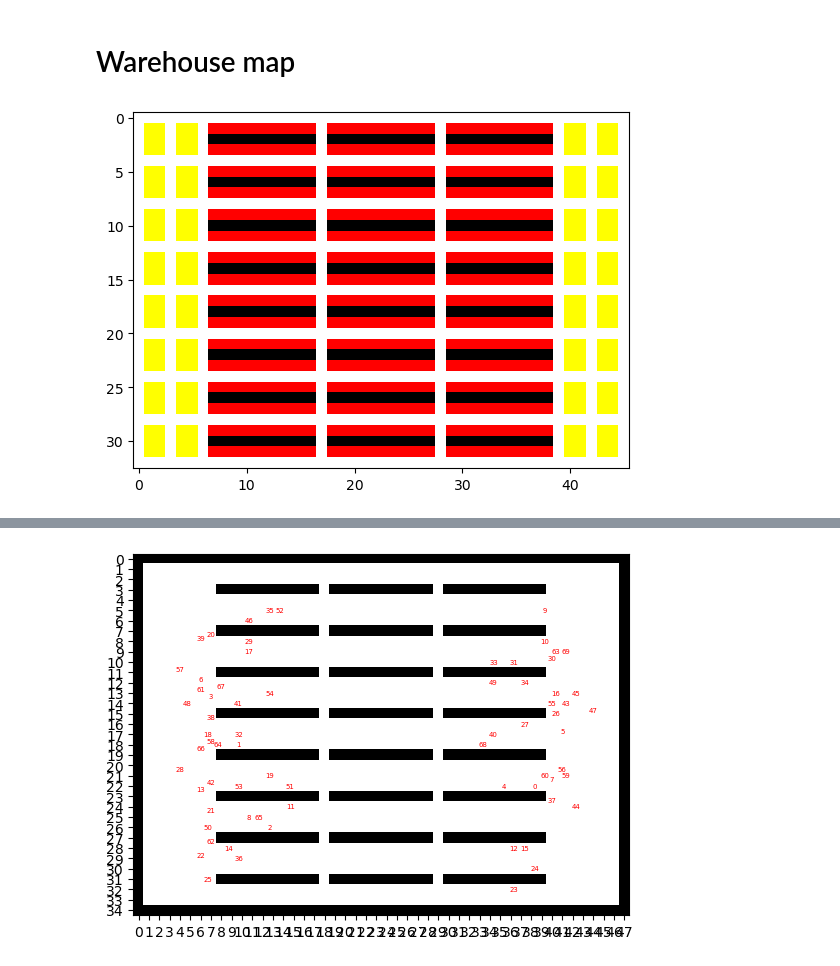
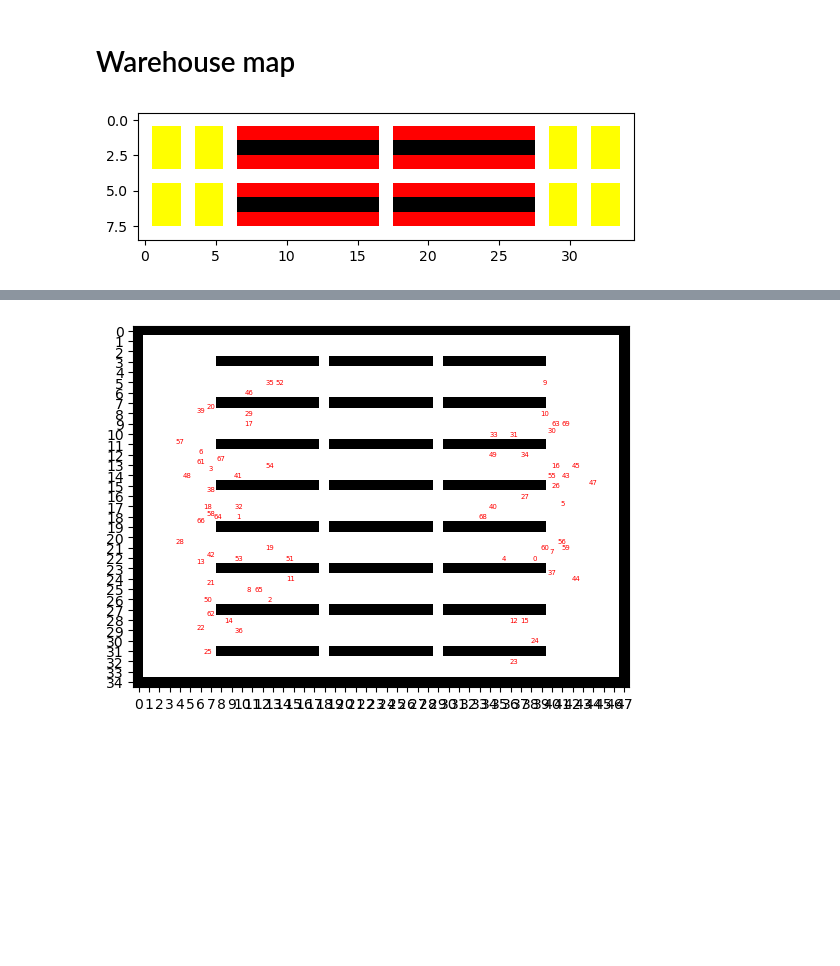
Before and after one commit to ervsam/congenial-lamp, a Jupyter notebook: generate_map.ipynb, the cells around one changed output, grey strips where cells are left out. Cells and saved outputs as stored; diff of their text form; code cells hidden in the pictures; blank space fills up the shorter version.

```diff
--- a/test.ipynb
+++ b/generate_map.ipynb
@@ -36,28 +36,30 @@ logger = Logger(log_path+"test.txt")
 # %% [markdown]
 # Warehouse map
 # %%
-ROWS = 8
-COLS = 3
+ROWS = 2
+COLS = 2
 
-NUM_GOALS = 5000
+NUM_GOALS = 1000
 
-num_agents = config["environment"]["NUM_AGENTS"]
+warehouse_name = "warehouse_0"
 
-num_of_agents = list(range(50, 101, 10))
+# num_agents = config["environment"]["NUM_AGENTS"]
+
+num_of_agents = list(range(4, 5, 10))
 for num_agents in num_of_agents:
     warehouse, start_locs, goal_locs = generate_warehouse(ROWS, COLS, num_agents=num_agents, num_goals=NUM_GOALS, seed=0)
     start_locs = [(loc[0]+1, loc[1]+1) for loc in start_locs]
 
-    if not os.path.exists("maps/warehouse_2/"):
-        os.makedirs("maps/warehouse_2/")
-    with open(f"maps/warehouse_2/start_locs_{num_agents}N.pkl", "wb") as f:
+    if not os.path.exists(f"maps/{warehouse_name}/"):
+        os.makedirs(f"maps/{warehouse_name}/")
+    with open(f"maps/{warehouse_name}/start_locs_{num_agents}N.pkl", "wb") as f:
         pickle.dump(start_locs, f)
 
     goal_locs = [[(loc[0]+1, loc[1]+1) for loc in goal] for goal in goal_locs]
-    with open(f"maps/warehouse_2/goal_locs_{num_agents}N.pkl", "wb") as f:
+    with open(f"maps/{warehouse_name}/goal_locs_{num_agents}N.pkl", "wb") as f:
         pickle.dump(goal_locs, f)
 # %% [output]
-[figure, old version]
+[figure, new version]
 # %%
 warehouse = np.pad(warehouse, 1, 'constant', constant_values=1)
 
```
Also changed, not shown: parts of 4 cells of this notebook, 10 other files.
